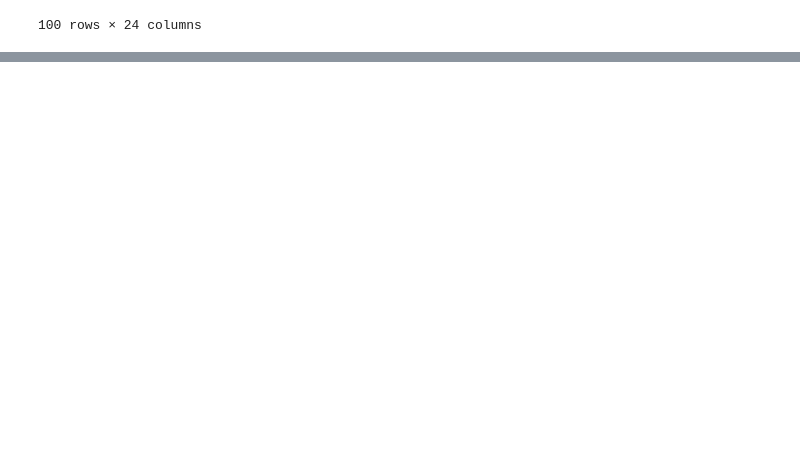
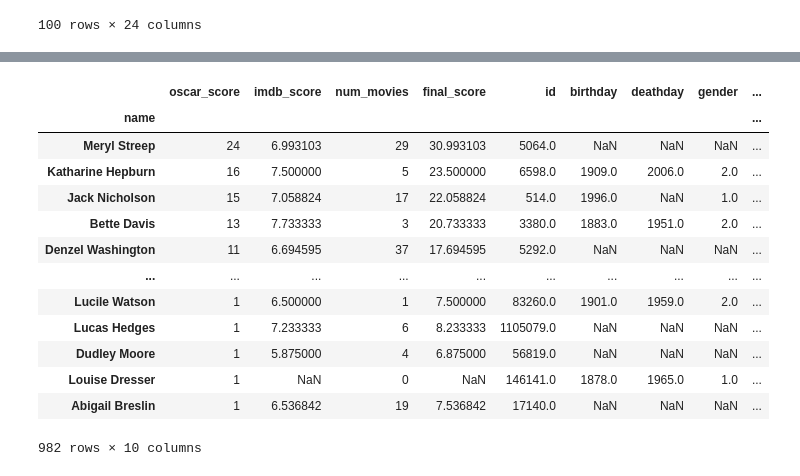
Before and after one commit to epfl-ada/ada-2024-project-bluesweater, a Jupyter notebook: src/sections/actor success.ipynb, the cells around one changed output, grey strips where cells are left out. Cells and saved outputs as stored; diff of their text form; code cells hidden in the pictures; blank space fills up the shorter version.

Commit message:
add actor success notebook, to explore actor success

```diff
--- a/src/sections/actor success.ipynb
+++ b/src/sections/actor success.ipynb
@@ -203,0 +233,3 @@ Requirement already satisfied: certifi>=2017.4.17 in /opt/anaconda3/envs/py3-9-1
+# %%
+# keep only the country of birth instead of the full location
+actor_df['place_of_birth'] = actor_df['place_of_birth'].str.split(',').str[-1]
@@ -203,0 +252,7 @@ Requirement already satisfied: certifi>=2017.4.17 in /opt/anaconda3/envs/py3-9-1
+# %%
+# drop popularity
+actor_df = actor_df.drop(columns=['popularity'])
+# %%
+# now combine the actor_df with the successful_actors dataframe
+actor_df = actor_df.set_index('name')
+actor_df.head()
@@ -203,0 +267,19 @@ Requirement already satisfied: certifi>=2017.4.17 in /opt/anaconda3/envs/py3-9-1
+# %%
+successful_actors = successful_actors.join(actor_df)
+# %%
+successful_actors.head(1000)
+# %% [output]
+|  | oscar_score | imdb_score | num_movies | final_score | id | birthday | deathday | gender | ... |
+| name |  |  |  |  |  |  |  |  | ... |
+| Meryl Streep | 24 | 6.993103 | 29 | 30.993103 | 5064.0 | NaN | NaN | NaN | ... |
+| Katharine Hepburn | 16 | 7.500000 | 5 | 23.500000 | 6598.0 | 1909.0 | 2006.0 | 2.0 | ... |
+| Jack Nicholson | 15 | 7.058824 | 17 | 22.058824 | 514.0 | 1996.0 | NaN | 1.0 | ... |
+| Bette Davis | 13 | 7.733333 | 3 | 20.733333 | 3380.0 | 1883.0 | 1951.0 | 2.0 | ... |
+| Denzel Washington | 11 | 6.694595 | 37 | 17.694595 | 5292.0 | NaN | NaN | NaN | ... |
+| ... | ... | ... | ... | ... | ... | ... | ... | ... | ... |
+| Lucile Watson | 1 | 6.500000 | 1 | 7.500000 | 83260.0 | 1901.0 | 1959.0 | 2.0 | ... |
+| Lucas Hedges | 1 | 7.233333 | 6 | 8.233333 | 1105079.0 | NaN | NaN | NaN | ... |
+| Dudley Moore | 1 | 5.875000 | 4 | 6.875000 | 56819.0 | NaN | NaN | NaN | ... |
+| Louise Dresser | 1 | NaN | 0 | NaN | 146141.0 | 1878.0 | 1965.0 | 1.0 | ... |
+| Abigail Breslin | 1 | 6.536842 | 19 | 7.536842 | 17140.0 | NaN | NaN | NaN | ... |
+982 rows × 10 columns
```
Also changed, not shown: parts of 9 cells of this notebook.
